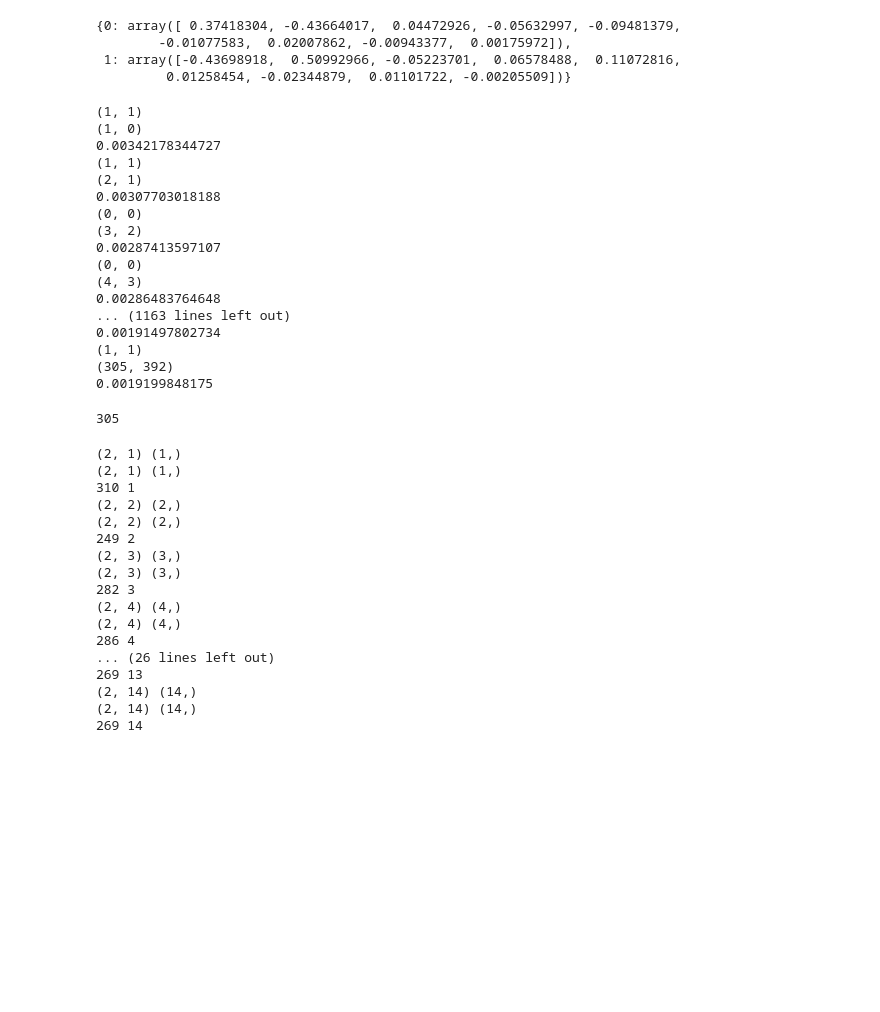
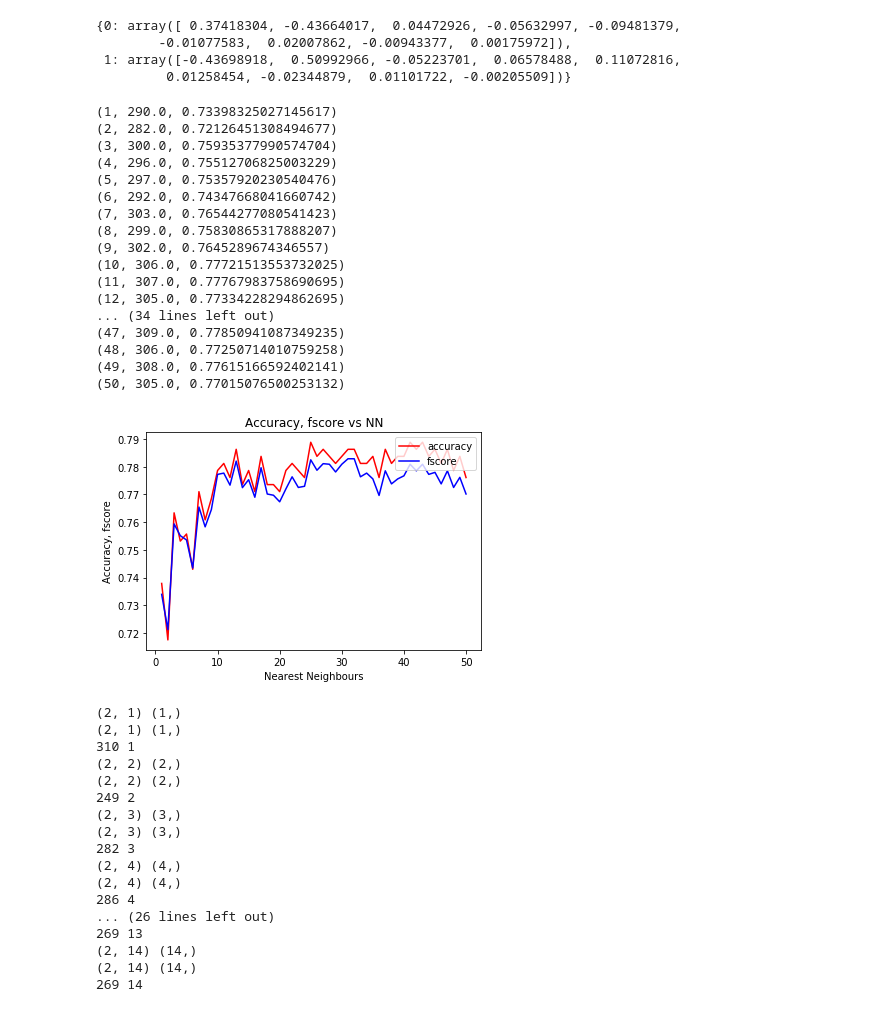
Before and after one commit to archit522/Understanding-ML-Algorithms, a Jupyter notebook: Railway from scratch.ipynb, the cells around one changed output. Drawn from its saved outputs; the diff is of its cells as text; code cells hidden in the pictures; blank space fills up the shorter version.

```diff
--- a/Railway from scratch.ipynb
+++ b/Railway from scratch.ipynb
@@ -491,26 +496,36 @@ def predict_accuracy(x_train, y_train, x_test, y_test, k, n_classes, n_features)
 #     print(count)
-# %%
-count = predict_accuracy(x_train_final, y_train, x_test_final, y_test, 11, 2, 14)
-count
-# %% [output]
-(1, 1)
-(1, 0)
-0.00342178344727
-(1, 1)
-(2, 1)
-0.00307703018188
-(0, 0)
-(3, 2)
-0.00287413597107
-(0, 0)
-(4, 3)
-0.00286483764648
-... (1163 lines left out)
-0.00191497802734
-(1, 1)
-(305, 392)
-0.0019199848175
-305
+# %%
+store_count_fscore = np.zeros((50, 2))
+for i in range(1, 51):
+    store_count_fscore[i-1][0], store_count_fscore[i-1][1]= predict_accuracy(x_train_final, y_train, x_test_final, y_test, i, 2, 14)
+    print(i, store_count_fscore[i-1][0], store_count_fscore[i-1][1])
+store_count_fscore[:,0] = store_count_fscore[:,0].astype('float32') / x_test_final.shape[0]
+plt.plot(range(1, 51), store_count_fscore[:,0], 'r', label = 'accuracy')
+plt.plot(range(1, 51), store_count_fscore[:,1], 'b', label = 'fscore')
+plt.xlabel('Nearest Neighbours')
+plt.ylabel('Accuracy, fscore')
+plt.title('Accuracy, fscore vs NN')
+plt.legend(loc='upper right')
+plt.show()
+# %% [output]
+(1, 290.0, 0.73398325027145617)
+(2, 282.0, 0.72126451308494677)
+(3, 300.0, 0.75935377990574704)
+(4, 296.0, 0.75512706825003229)
+(5, 297.0, 0.75357920230540476)
+(6, 292.0, 0.74347668041660742)
+(7, 303.0, 0.76544277080541423)
+(8, 299.0, 0.75830865317888207)
+(9, 302.0, 0.7645289674346557)
+(10, 306.0, 0.77721513553732025)
+(11, 307.0, 0.77767983758690695)
+(12, 305.0, 0.77334228294862695)
+... (34 lines left out)
+(47, 309.0, 0.77850941087349235)
+(48, 306.0, 0.77250714010759258)
+(49, 308.0, 0.77615166592402141)
+(50, 305.0, 0.77015076500253132)
+[figure, added]
 # %%
 #Bayes Classifier
 def calculate_covariance(x_train, y_train, n_classes, n_features, count_class, mean_values):
```
Also changed, not shown: parts of 21 cells of this notebook, 7 other files.
